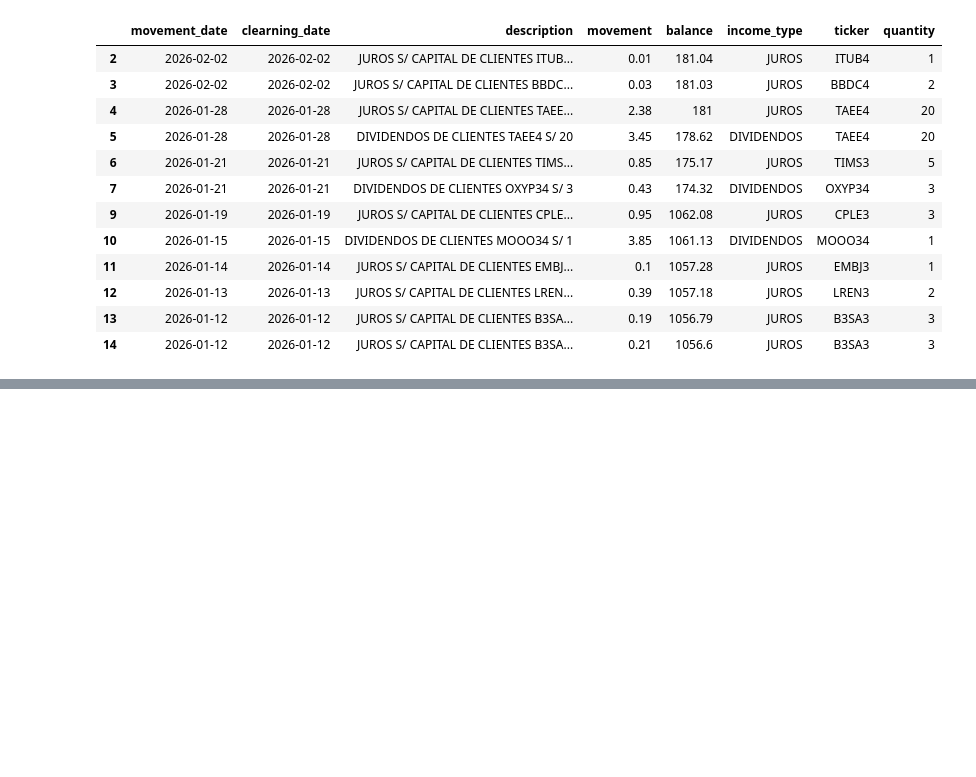
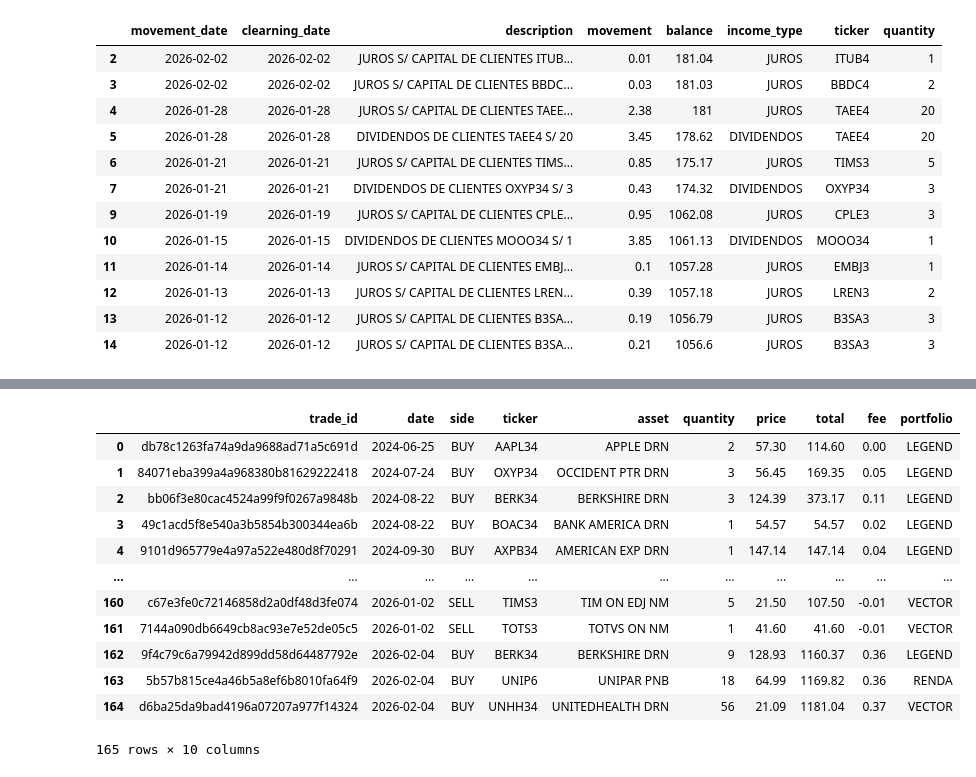
Before and after one commit to sergiobk201/portfolio_dashboard, a Jupyter notebook: dividends_pipeline.ipynb, the cells around one changed output, grey strips where cells are left out. Drawn from its saved outputs; the diff is of its cells as text; code cells hidden in the pictures; blank space fills up the shorter version.

```diff
--- a/dividends_pipeline.ipynb
+++ b/dividends_pipeline.ipynb
@@ -255,0 +459,16 @@ See the caveats in the documentation: https://pandas.pydata.org/pandas-docs/stab
+# %%
+trades_df
+# %% [output]
+|  | trade_id | date | side | ticker | asset | quantity | price | total | fee | portfolio |
+| 0 | db78c1263fa74a9da9688ad71a5c691d | 2024-06-25 | BUY | AAPL34 | APPLE DRN | 2 | 57.30 | 114.60 | 0.00 | LEGEND |
+| 1 | 84071eba399a4a968380b81629222418 | 2024-07-24 | BUY | OXYP34 | OCCIDENT PTR DRN | 3 | 56.45 | 169.35 | 0.05 | LEGEND |
+| 2 | bb06f3e80cac4524a99f9f0267a9848b | 2024-08-22 | BUY | BERK34 | BERKSHIRE DRN | 3 | 124.39 | 373.17 | 0.11 | LEGEND |
+| 3 | 49c1acd5f8e540a3b5854b300344ea6b | 2024-08-22 | BUY | BOAC34 | BANK AMERICA DRN | 1 | 54.57 | 54.57 | 0.02 | LEGEND |
+| 4 | 9101d965779e4a97a522e480d8f70291 | 2024-09-30 | BUY | AXPB34 | AMERICAN EXP DRN | 1 | 147.14 | 147.14 | 0.04 | LEGEND |
+| ... | ... | ... | ... | ... | ... | ... | ... | ... | ... | ... |
+| 160 | c67e3fe0c72146858d2a0df48d3fe074 | 2026-01-02 | SELL | TIMS3 | TIM ON EDJ NM | 5 | 21.50 | 107.50 | -0.01 | VECTOR |
+| 161 | 7144a090db6649cb8ac93e7e52de05c5 | 2026-01-02 | SELL | TOTS3 | TOTVS ON NM | 1 | 41.60 | 41.60 | -0.01 | VECTOR |
+| 162 | 9f4c79c6a79942d899dd58d64487792e | 2026-02-04 | BUY | BERK34 | BERKSHIRE DRN | 9 | 128.93 | 1160.37 | 0.36 | LEGEND |
+| 163 | 5b57b815ce4a46b5a8ef6b8010fa64f9 | 2026-02-04 | BUY | UNIP6 | UNIPAR PNB | 18 | 64.99 | 1169.82 | 0.36 | RENDA |
+| 164 | d6ba25da9bad4196a07207a977f14324 | 2026-02-04 | BUY | UNHH34 | UNITEDHEALTH DRN | 56 | 21.09 | 1181.04 | 0.37 | VECTOR |
+165 rows × 10 columns
```
Also changed, not shown: parts of 15 cells of this notebook, 1 other file.
